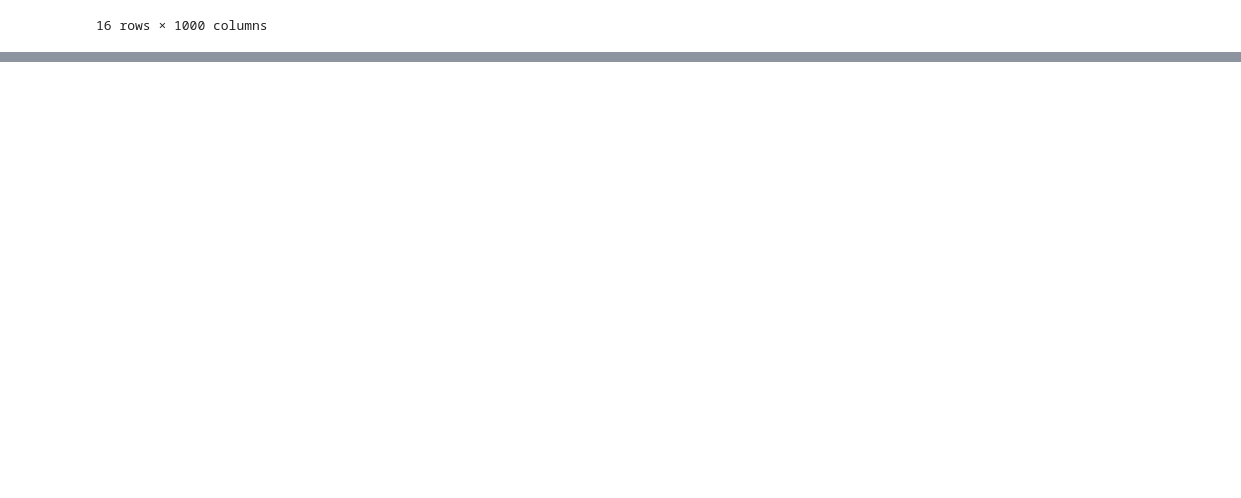
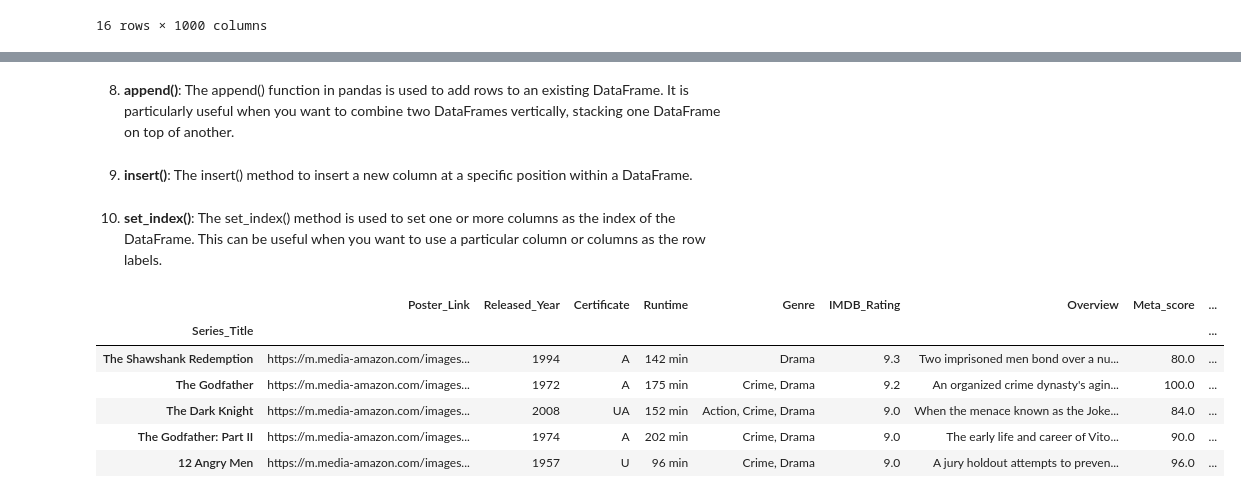
Before and after one commit to Kamran1819G/Computing-Lab-2, a Jupyter notebook: CL Exp - 3.ipynb, the cells around one changed output, grey strips where cells are left out. Saved outputs shown, nothing was run; the diff lists cells and outputs as text; code cells hidden in the pictures; blank space fills up the shorter version.

```diff
--- a/CL Exp - 3.ipynb
+++ b/CL Exp - 3.ipynb
@@ -146,0 +167,30 @@ df.transpose()
+# %% [markdown]
+8. **append()**: The append() function in pandas is used to add rows to an existing DataFrame. It is particularly useful when you want to combine two DataFrames vertically, stacking one DataFrame on top of another.
+# %%
+# Create a new DataFrame to append to the existing DataFrame
+new_data = pd.DataFrame({'Column1': [value1], 'Column2': [value2], ...})
+
+# Append the new_data DataFrame to the existing DataFrame
+df = df.append(new_data, ignore_index=True)
+# %% [markdown]
+9. **insert()**: The insert() method to insert a new column at a specific position within a DataFrame.
+# %%
+df["New_Column"] = [value1, value2, value3, value4]
+
+# or
+
+df.insert(1, column='New_Column', value=[value1, value2, value3, value4])
+# %% [markdown]
+10. **set_index()**: The set_index() method is used to set one or more columns as the index of the DataFrame. This can be useful when you want to use a particular column or columns as the row labels.
+# %%
+df.set_index('Series_Title', inplace=True)
+# %%
+df.head()
+# %% [output]
+|  | Poster_Link | Released_Year | Certificate | Runtime | Genre | IMDB_Rating | Overview | Meta_score | ... |
+| Series_Title |  |  |  |  |  |  |  |  | ... |
+| The Shawshank Redemption | https://m.media-amazon.com/images... | 1994 | A | 142 min | Drama | 9.3 | Two imprisoned men bond over a nu... | 80.0 | ... |
+| The Godfather | https://m.media-amazon.com/images... | 1972 | A | 175 min | Crime, Drama | 9.2 | An organized crime dynasty's agin... | 100.0 | ... |
+| The Dark Knight | https://m.media-amazon.com/images... | 2008 | UA | 152 min | Action, Crime, Drama | 9.0 | When the menace known as the Joke... | 84.0 | ... |
+| The Godfather: Part II | https://m.media-amazon.com/images... | 1974 | A | 202 min | Crime, Drama | 9.0 | The early life and career of Vito... | 90.0 | ... |
+| 12 Angry Men | https://m.media-amazon.com/images... | 1957 | U | 96 min | Crime, Drama | 9.0 | A jury holdout attempts to preven... | 96.0 | ... |
```
Also changed, not shown: parts of 8 cells of this notebook.
